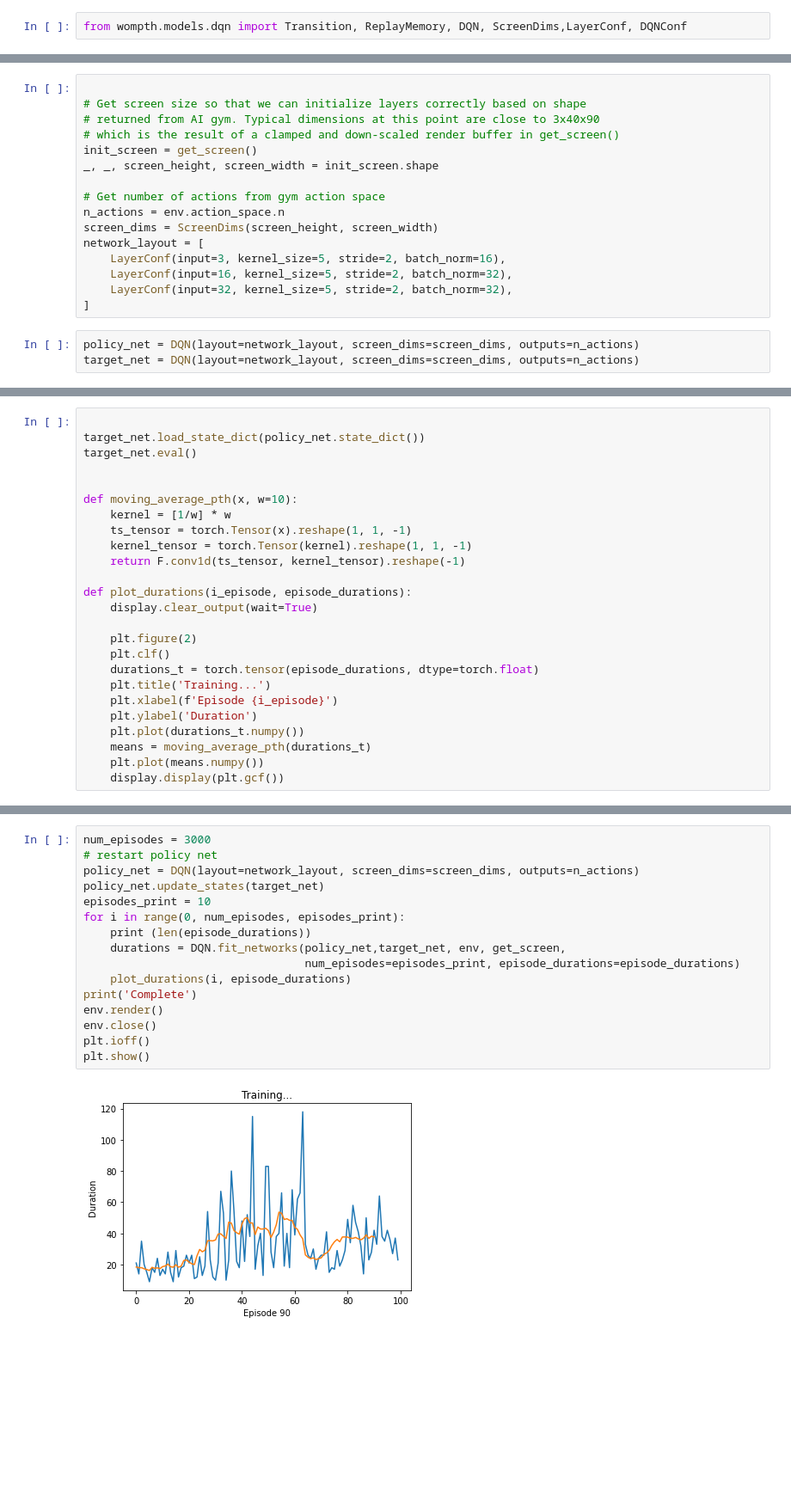
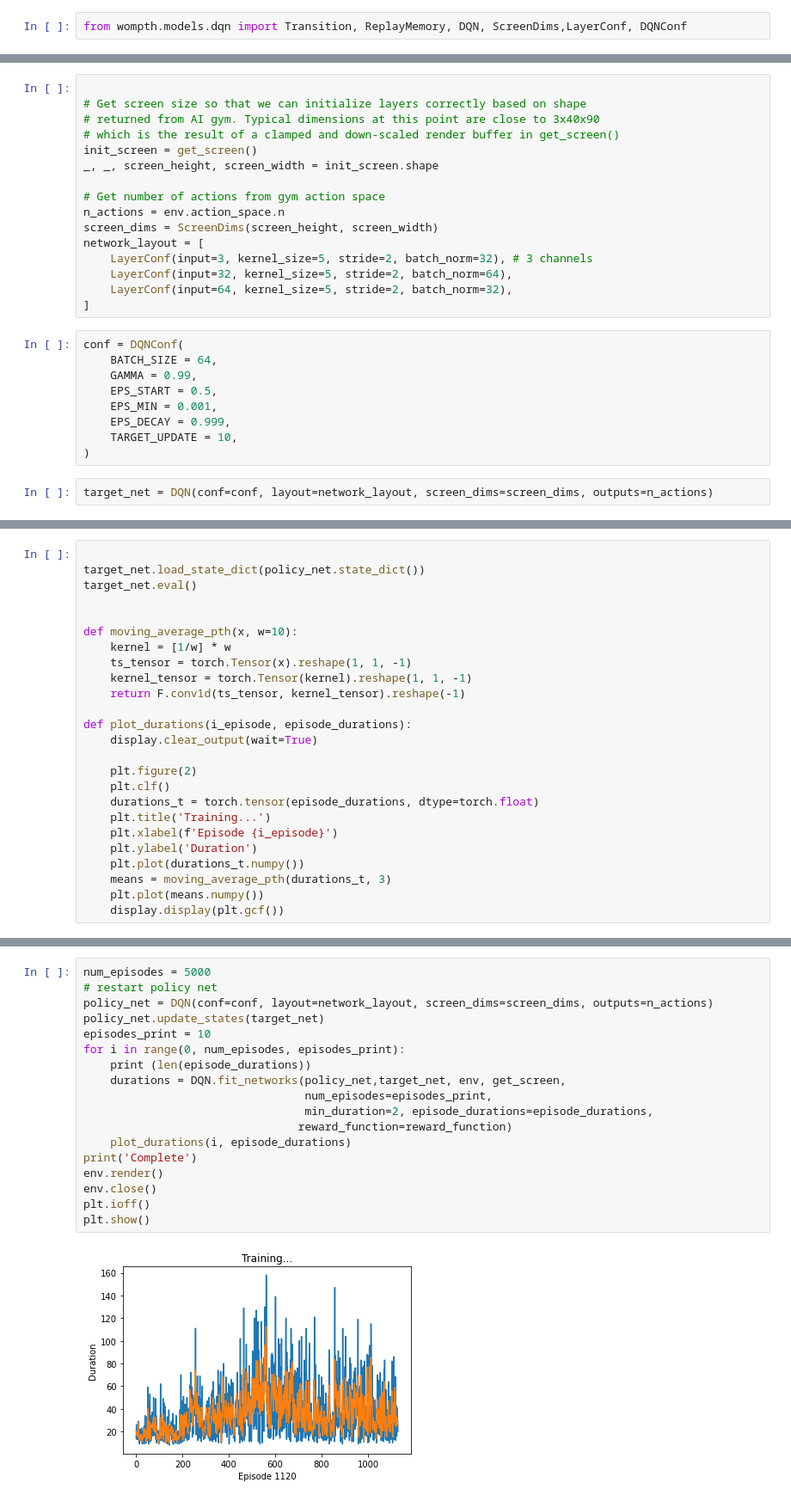
Before and after one commit to wanermiranda/pytorch-tutorials, a Jupyter notebook: notebooks/q_learning.ipynb, the cells around one changed output, grey strips where cells are left out. Shown: that part at 86% size. Cells and saved outputs as stored; diff of their text form; blank space fills up the shorter version.

Commit message:
Learnt a bit more about the Q Function and its parameters, also played a bit with the exploration phase.

```diff
--- a/notebooks/q_learning.ipynb
+++ b/notebooks/q_learning.ipynb
@@ -85,12 +127,20 @@ _, _, screen_height, screen_width = init_screen.shape
 n_actions = env.action_space.n
 screen_dims = ScreenDims(screen_height, screen_width)
 network_layout = [
-    LayerConf(input=3, kernel_size=5, stride=2, batch_norm=16),
-    LayerConf(input=16, kernel_size=5, stride=2, batch_norm=32),
-    LayerConf(input=32, kernel_size=5, stride=2, batch_norm=32),
+    LayerConf(input=3, kernel_size=5, stride=2, batch_norm=32), # 3 channels
+    LayerConf(input=32, kernel_size=5, stride=2, batch_norm=64),
+    LayerConf(input=64, kernel_size=5, stride=2, batch_norm=32),
 ]
+# %%
+conf = DQNConf(
+    BATCH_SIZE = 64,
+    GAMMA = 0.99,
+    EPS_START = 0.5,
+    EPS_MIN = 0.001,
+    EPS_DECAY = 0.999,
+    TARGET_UPDATE = 10,
+)
 # %%
-policy_net = DQN(layout=network_layout, screen_dims=screen_dims, outputs=n_actions)
-target_net = DQN(layout=network_layout, screen_dims=screen_dims, outputs=n_actions)
+target_net = DQN(conf=conf, layout=network_layout, screen_dims=screen_dims, outputs=n_actions)
 # %% [output]
 Using cuda device
@@ -133,6 +182,6 @@ def plot_durations(i_episode, episode_durations):
     plt.xlabel(f'Episode {i_episode}')
     plt.ylabel('Duration')
     plt.plot(durations_t.numpy())
-    means = moving_average_pth(durations_t)
+    means = moving_average_pth(durations_t, 3)
     plt.plot(means.numpy())
     display.display(plt.gcf())
@@ -141,18 +190,20 @@ episode_durations = []
 # %%
-num_episodes = 3000
+num_episodes = 5000
 # restart policy net
-policy_net = DQN(layout=network_layout, screen_dims=screen_dims, outputs=n_actions)
+policy_net = DQN(conf=conf, layout=network_layout, screen_dims=screen_dims, outputs=n_actions)
 policy_net.update_states(target_net)
 episodes_print = 10
 for i in range(0, num_episodes, episodes_print):
     print (len(episode_durations))
     durations = DQN.fit_networks(policy_net,target_net, env, get_screen,
-                                 num_episodes=episodes_print, episode_durations=episode_durations)
+                                 num_episodes=episodes_print,
+                                 min_duration=2, episode_durations=episode_durations,
+                                reward_function=reward_function)
     plot_durations(i, episode_durations)
 print('Complete')
 env.render()
 env.close()
 plt.ioff()
 plt.show()
 # %% [output]
-[figure, old version]
+[figure, new version]
```
Also changed, not shown: parts of 12 cells of this notebook, 1 other file.
